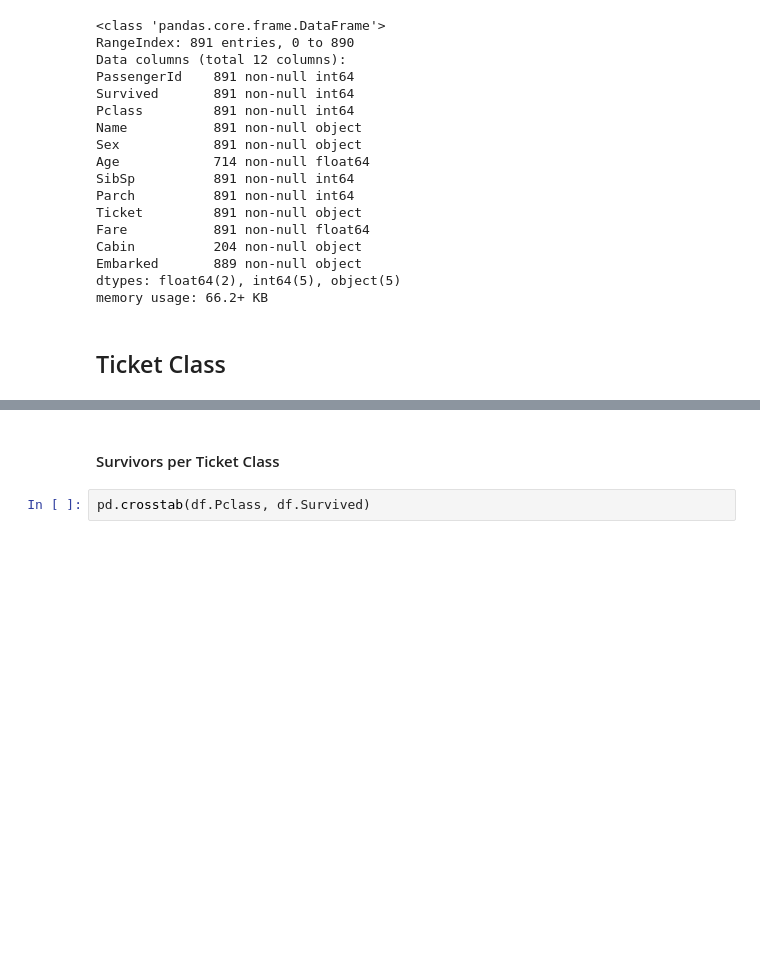
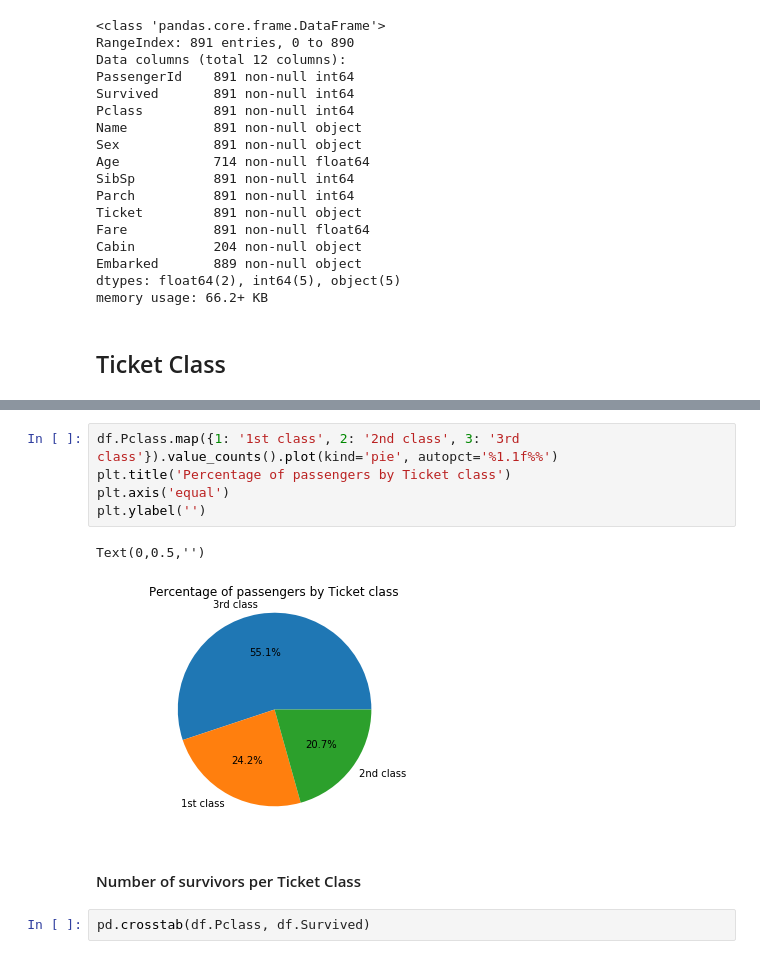
Before and after one commit to silvuple/Machine-Learning-Titanic-Kaggle, a Jupyter notebook: titanic_features_analysis.ipynb, the cells around one changed output, grey strips where cells are left out. Cells and saved outputs as stored; diff of their text form; blank space fills up the shorter version.

```diff
--- a/titanic_features_analysis.ipynb
+++ b/titanic_features_analysis.ipynb
@@ -39,5 +48,13 @@ memory usage: 66.2+ KB
+# %%
+df.Pclass.map({1: '1st class', 2: '2nd class', 3: '3rd class'}).value_counts().plot(kind='pie', autopct='%1.1f%%')
+plt.title('Percentage of passengers by Ticket class')
+plt.axis('equal')
+plt.ylabel('')
+# %% [output]
+Text(0,0.5,'')
+[figure, added]
 # %% [markdown]
-#### Survivors per Ticket Class
+#### Number of survivors per Ticket Class
 # %%
 pd.crosstab(df.Pclass, df.Survived)
 # %% [output]
```
Also changed, not shown: parts of 66 cells of this notebook.
